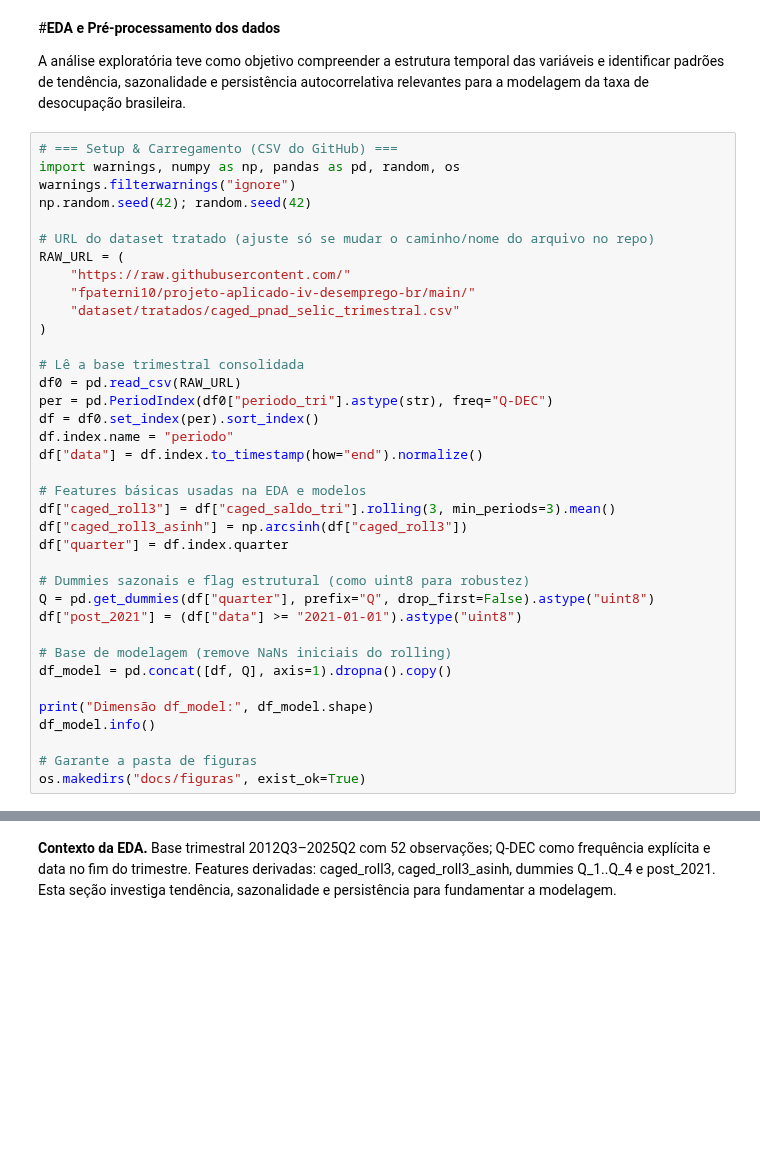
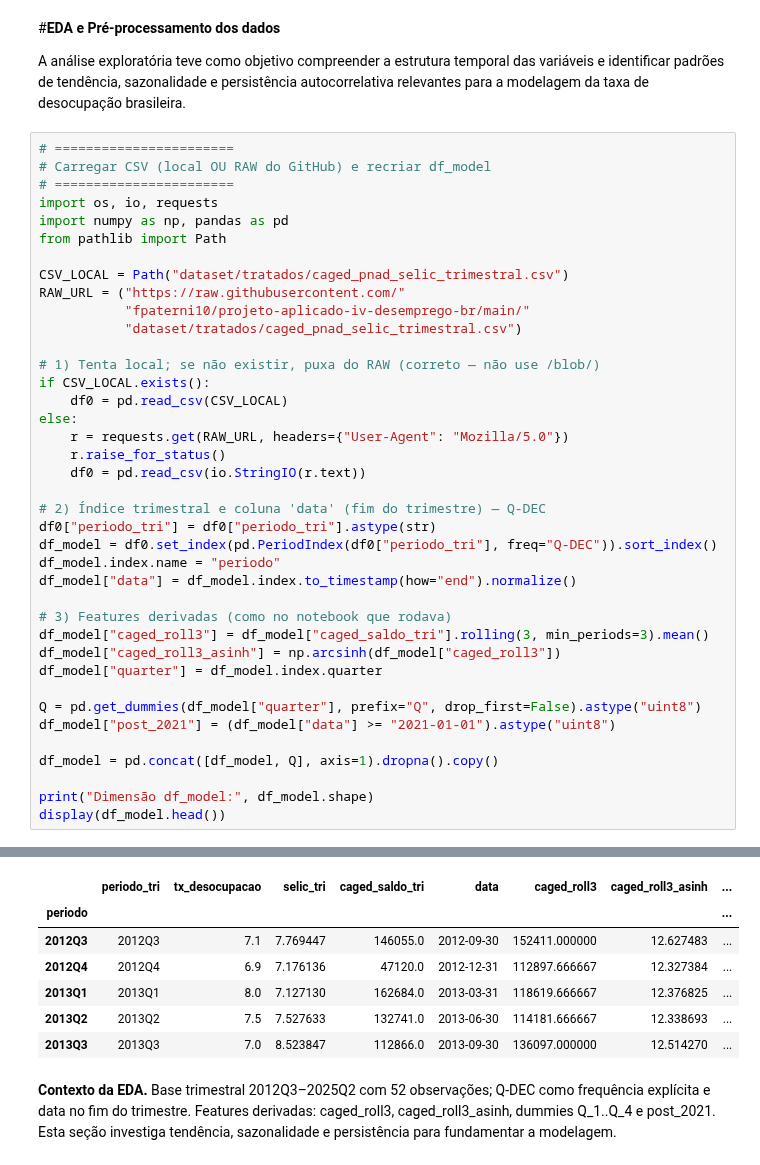
Before and after one commit to fpaterni10/projeto-aplicado-iv-desemprego-br, a Jupyter notebook: notebooks/entrega3/cd_projeto_aplicado_IV_entrega_3.ipynb, the cells around one changed output, grey strips where cells are left out. Cells and saved outputs as stored; diff of their text form; blank space fills up the shorter version.

```diff
--- a/notebooks/entrega3/cd_projeto_aplicado_IV_entrega_3.ipynb
+++ b/notebooks/entrega3/cd_projeto_aplicado_IV_entrega_3.ipynb
@@ -127,41 +127,43 @@ Figura 1. Diagrama da Solução
 
 A análise exploratória teve como objetivo compreender a estrutura temporal das variáveis e identificar padrões de tendência, sazonalidade e persistência autocorrelativa relevantes para a modelagem da taxa de desocupação brasileira.
 # %%
-# === Setup & Carregamento (CSV do GitHub) ===
-import warnings, numpy as np, pandas as pd, random, os
-warnings.filterwarnings("ignore")
-np.random.seed(42); random.seed(42)
+# =======================
+# Carregar CSV (local OU RAW do GitHub) e recriar df_model
+# =======================
+import os, io, requests
+import numpy as np, pandas as pd
+from pathlib import Path
 
-# URL do dataset tratado (ajuste só se mudar o caminho/nome do arquivo no repo)
-RAW_URL = (
-    "https://raw.githubusercontent.com/"
-    "fpaterni10/projeto-aplicado-iv-desemprego-br/main/"
-    "dataset/tratados/caged_pnad_selic_trimestral.csv"
-)
+CSV_LOCAL = Path("dataset/tratados/caged_pnad_selic_trimestral.csv")
+RAW_URL = ("https://raw.githubusercontent.com/"
+           "fpaterni10/projeto-aplicado-iv-desemprego-br/main/"
+           "dataset/tratados/caged_pnad_selic_trimestral.csv")
 
-# Lê a base trimestral consolidada
-df0 = pd.read_csv(RAW_URL)
-per = pd.PeriodIndex(df0["periodo_tri"].astype(str), freq="Q-DEC")
-df = df0.set_index(per).sort_index()
-df.index.name = "periodo"
-df["data"] = df.index.to_timestamp(how="end").normalize()
+# 1) Tenta local; se não existir, puxa do RAW (correto — não use /blob/)
+if CSV_LOCAL.exists():
+    df0 = pd.read_csv(CSV_LOCAL)
+else:
+    r = requests.get(RAW_URL, headers={"User-Agent": "Mozilla/5.0"})
+    r.raise_for_status()
+    df0 = pd.read_csv(io.StringIO(r.text))
 
-# Features básicas usadas na EDA e modelos
-df["caged_roll3"] = df["caged_saldo_tri"].rolling(3, min_periods=3).mean()
-df["caged_roll3_asinh"] = np.arcsinh(df["caged_roll3"])
-df["quarter"] = df.index.quarter
+# 2) Índice trimestral e coluna 'data' (fim do trimestre) — Q-DEC
+df0["periodo_tri"] = df0["periodo_tri"].astype(str)
+df_model = df0.set_index(pd.PeriodIndex(df0["periodo_tri"], freq="Q-DEC")).sort_index()
+df_model.index.name = "periodo"
+df_model["data"] = df_model.index.to_timestamp(how="end").normalize()
 
-# Dummies sazonais e flag estrutural (como uint8 para robustez)
-Q = pd.get_dummies(df["quarter"], prefix="Q", drop_first=False).astype("uint8")
-df["post_2021"] = (df["data"] >= "2021-01-01").astype("uint8")
+# 3) Features derivadas (como no notebook que rodava)
+df_model["caged_roll3"] = df_model["caged_saldo_tri"].rolling(3, min_periods=3).mean()
+df_model["caged_roll3_asinh"] = np.arcsinh(df_model["caged_roll3"])
+df_model["quarter"] = df_model.index.quarter
 
-# Base de modelagem (remove NaNs iniciais do rolling)
-df_model = pd.concat([df, Q], axis=1).dropna().copy()
+Q = pd.get_dummies(df_model["quarter"], prefix="Q", drop_first=False).astype("uint8")
+df_model["post_2021"] = (df_model["data"] >= "2021-01-01").astype("uint8")
+
+df_model = pd.concat([df_model, Q], axis=1).dropna().copy()
 
 print("Dimensão df_model:", df_model.shape)
-df_model.info()
-
-# Garante a pasta de figuras
-os.makedirs("docs/figuras", exist_ok=True)
+display(df_model.head())
 # %% [output]
 Dimensão df_model: (52, 13)
@@ -184,3 +170,10 @@ memory usage: 3.9+ KB
+|  | periodo_tri | tx_desocupacao | selic_tri | caged_saldo_tri | data | caged_roll3 | caged_roll3_asinh | ... |
+| periodo |  |  |  |  |  |  |  | ... |
+| 2012Q3 | 2012Q3 | 7.1 | 7.769447 | 146055.0 | 2012-09-30 | 152411.000000 | 12.627483 | ... |
+| 2012Q4 | 2012Q4 | 6.9 | 7.176136 | 47120.0 | 2012-12-31 | 112897.666667 | 12.327384 | ... |
+| 2013Q1 | 2013Q1 | 8.0 | 7.127130 | 162684.0 | 2013-03-31 | 118619.666667 | 12.376825 | ... |
+| 2013Q2 | 2013Q2 | 7.5 | 7.527633 | 132741.0 | 2013-06-30 | 114181.666667 | 12.338693 | ... |
+| 2013Q3 | 2013Q3 | 7.0 | 8.523847 | 112866.0 | 2013-09-30 | 136097.000000 | 12.514270 | ... |
 # %% [markdown]
 **Contexto da EDA.** Base trimestral 2012Q3–2025Q2 com 52 observações; Q‑DEC como frequência explícita e data no fim do trimestre. Features derivadas: caged_roll3, caged_roll3_asinh, dummies Q_1..Q_4 e post_2021. Esta seção investiga tendência, sazonalidade e persistência para fundamentar a modelagem.
 # %% [markdown]
```
Also changed, not shown: parts of 8 cells of this notebook.
